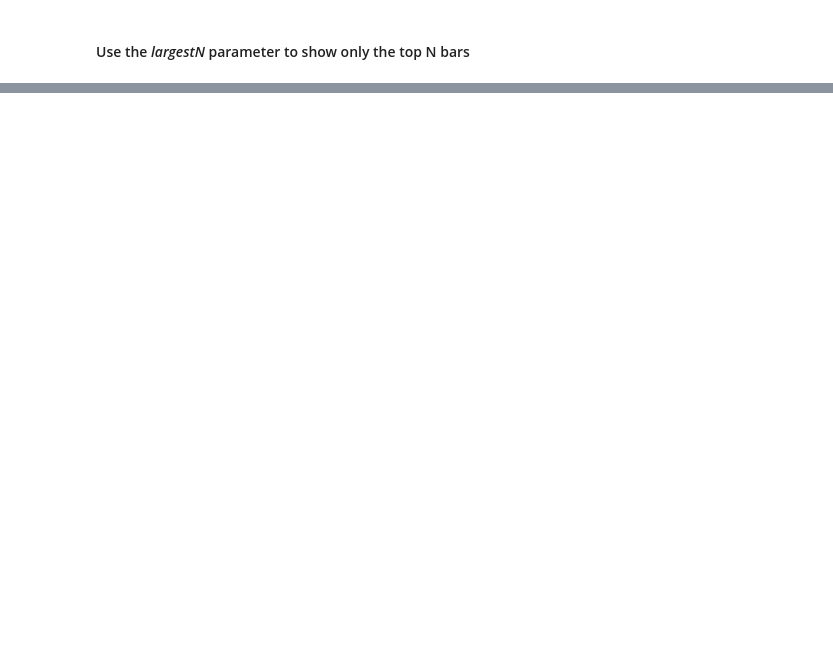
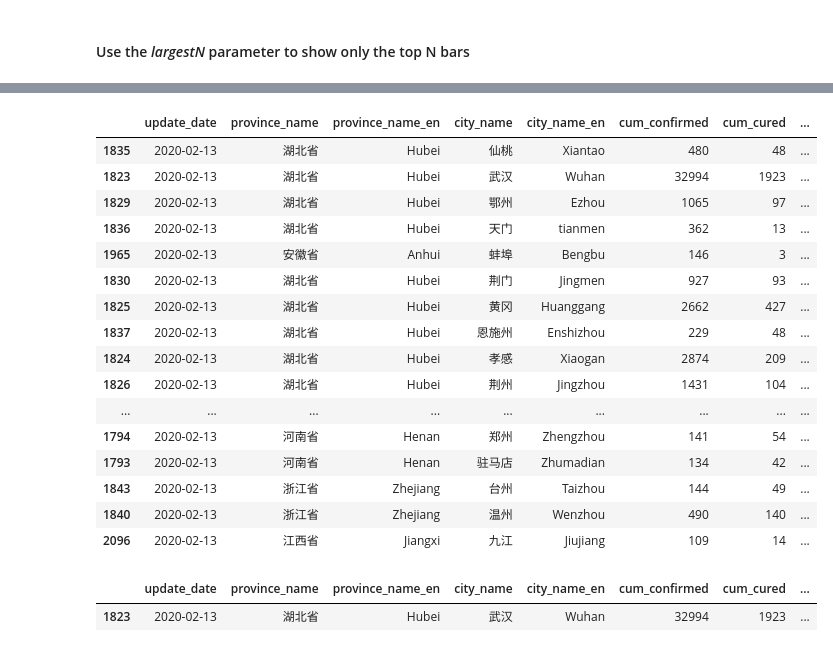
Before and after one commit to jianxu305/nCov2019_analysis, a Jupyter notebook: src/demo.en.ipynb, the cells around one changed output, grey strips where cells are left out. Drawn from its saved outputs; the diff is of its cells as text; code cells hidden in the pictures; blank space fills up the shorter version.

```diff
--- a/src/demo.en.ipynb
+++ b/src/demo.en.ipynb
@@ -143,0 +174,27 @@ plt.show()
+# %%
+sub_frm['fatality_rate'] = sub_frm['cum_dead'] / sub_frm['cum_confirmed']
+# %%
+sub_frm.sort_values('fatality_rate', ascending=False)
+# %% [output]
+|  | update_date | province_name | province_name_en | city_name | city_name_en | cum_confirmed | cum_cured | ... |
+| 1835 | 2020-02-13 | 湖北省 | Hubei | 仙桃 | Xiantao | 480 | 48 | ... |
+| 1823 | 2020-02-13 | 湖北省 | Hubei | 武汉 | Wuhan | 32994 | 1923 | ... |
+| 1829 | 2020-02-13 | 湖北省 | Hubei | 鄂州 | Ezhou | 1065 | 97 | ... |
+| 1836 | 2020-02-13 | 湖北省 | Hubei | 天门 | tianmen | 362 | 13 | ... |
+| 1965 | 2020-02-13 | 安徽省 | Anhui | 蚌埠 | Bengbu | 146 | 3 | ... |
+| 1830 | 2020-02-13 | 湖北省 | Hubei | 荆门 | Jingmen | 927 | 93 | ... |
+| 1825 | 2020-02-13 | 湖北省 | Hubei | 黄冈 | Huanggang | 2662 | 427 | ... |
+| 1837 | 2020-02-13 | 湖北省 | Hubei | 恩施州 | Enshizhou | 229 | 48 | ... |
+| 1824 | 2020-02-13 | 湖北省 | Hubei | 孝感 | Xiaogan | 2874 | 209 | ... |
+| 1826 | 2020-02-13 | 湖北省 | Hubei | 荆州 | Jingzhou | 1431 | 104 | ... |
+| ... | ... | ... | ... | ... | ... | ... | ... | ... |
+| 1794 | 2020-02-13 | 河南省 | Henan | 郑州 | Zhengzhou | 141 | 54 | ... |
+| 1793 | 2020-02-13 | 河南省 | Henan | 驻马店 | Zhumadian | 134 | 42 | ... |
+| 1843 | 2020-02-13 | 浙江省 | Zhejiang | 台州 | Taizhou | 144 | 49 | ... |
+| 1840 | 2020-02-13 | 浙江省 | Zhejiang | 温州 | Wenzhou | 490 | 140 | ... |
+| 2096 | 2020-02-13 | 江西省 | Jiangxi | 九江 | Jiujiang | 109 | 14 | ... |
+# %%
+sub_frm[sub_frm['city_name'] == '武汉']
+# %% [output]
+|  | update_date | province_name | province_name_en | city_name | city_name_en | cum_confirmed | cum_cured | ... |
+| 1823 | 2020-02-13 | 湖北省 | Hubei | 武汉 | Wuhan | 32994 | 1923 | ... |
```
Also changed, not shown: parts of 17 cells of this notebook, 3 other files.
